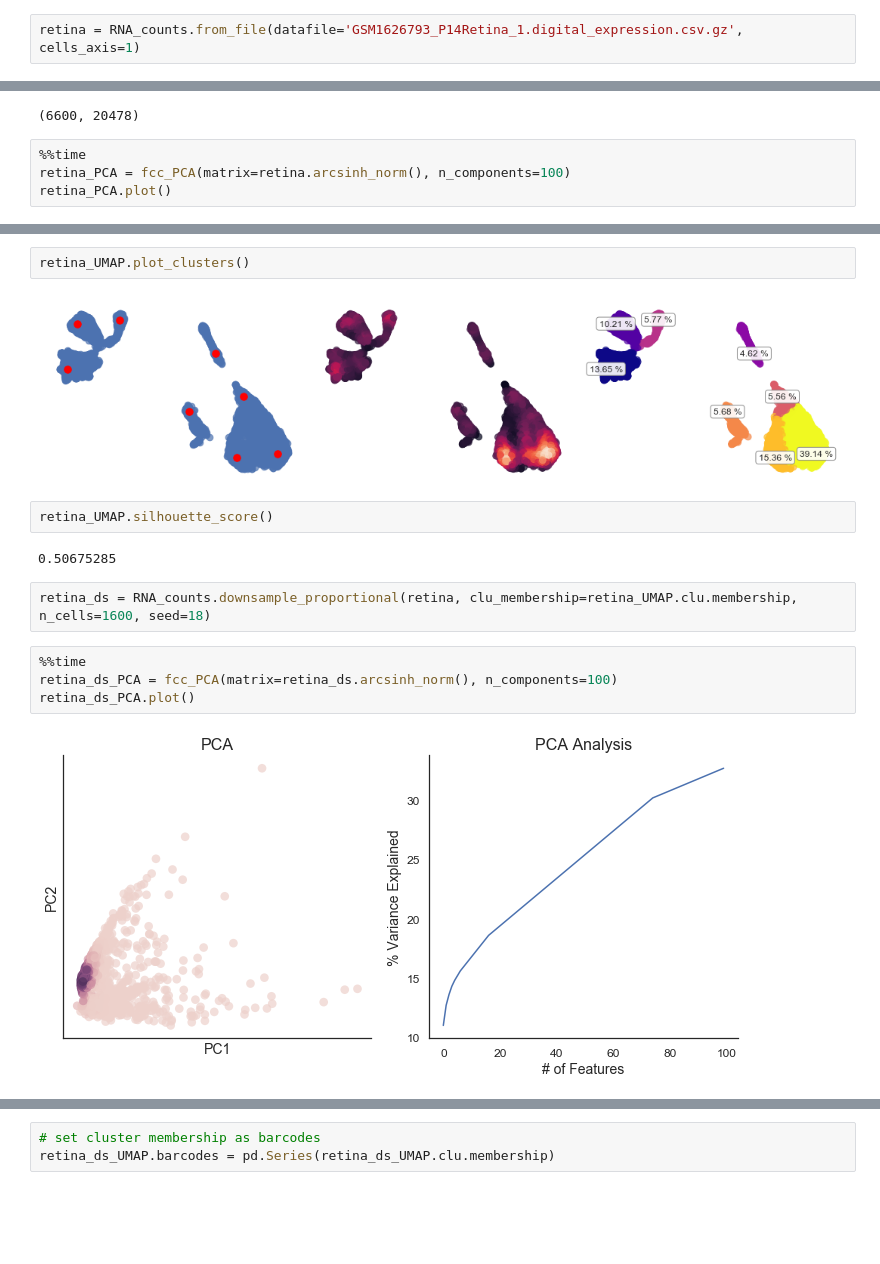
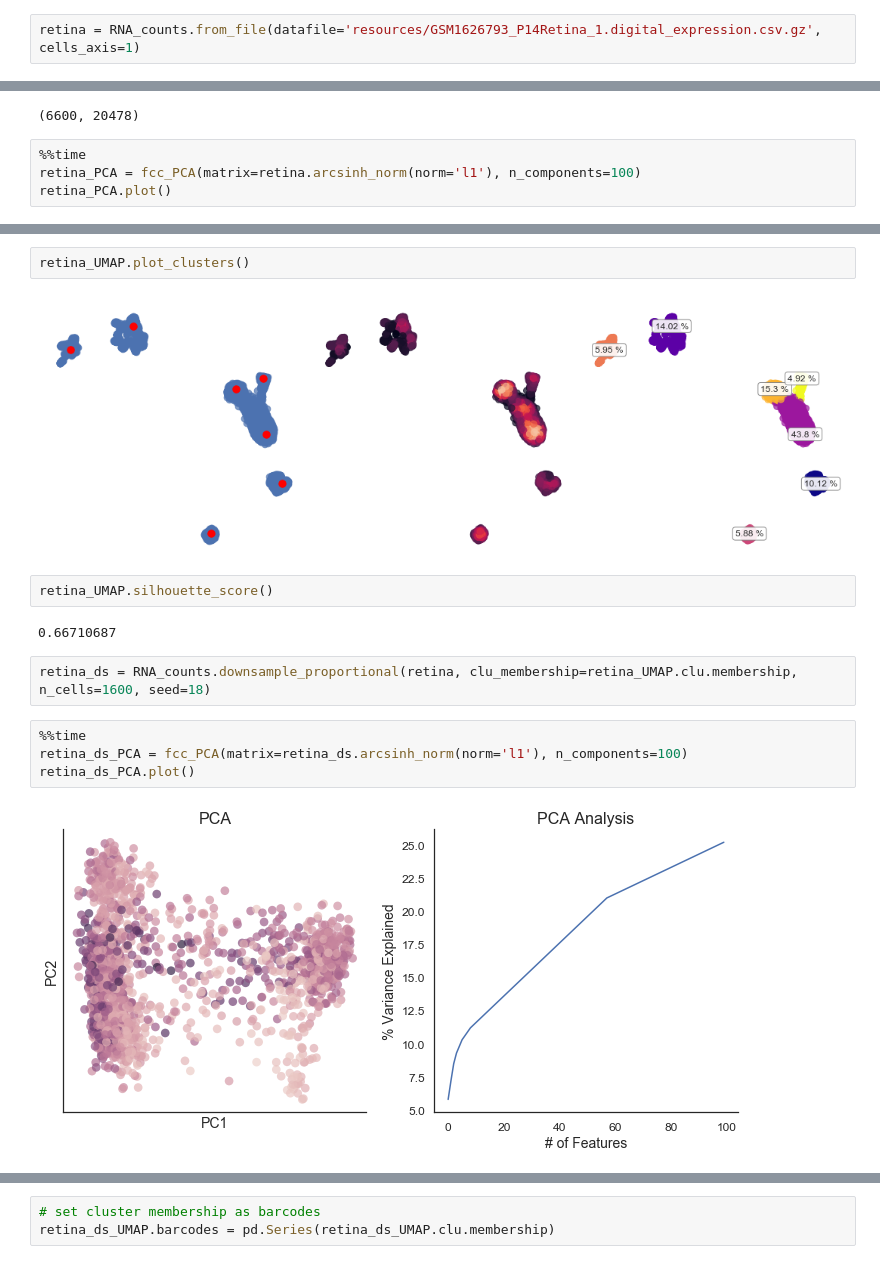
Before and after one commit to codyheiser/fluffy-succotash, a Jupyter notebook: method_val.ipynb, the cells around one changed output, grey strips where cells are left out. Cells and saved outputs as stored; diff of their text form; blank space fills up the shorter version.

```diff
--- a/method_val.ipynb
+++ b/method_val.ipynb
@@ -12,13 +10,13 @@ Using TensorFlow backend.
 ---
 Use discrete dataset to prove EMD formula/pipeline works
 # %%
-retina = RNA_counts.from_file(datafile='GSM1626793_P14Retina_1.digital_expression.csv.gz', cells_axis=1)
+retina = RNA_counts.from_file(datafile='resources/GSM1626793_P14Retina_1.digital_expression.csv.gz', cells_axis=1)
 # %%
 retina.data.shape
 # %% [output]
 (6600, 20478)
 # %%
 %%time
-retina_PCA = fcc_PCA(matrix=retina.arcsinh_norm(), n_components=100)
+retina_PCA = fcc_PCA(matrix=retina.arcsinh_norm(norm='l1'), n_components=100)
 retina_PCA.plot()
 # %% [output]
@@ -49,16 +47,16 @@ retina_UMAP.clu.draw_decision_graph(min_delta=retina_UMAP.clu.min_delta, min_den
 # %%
 retina_UMAP.plot_clusters()
 # %% [output]
-[figure, old version]
+[figure, new version]
 # %%
 retina_UMAP.silhouette_score()
 # %% [output]
-0.50675285
+0.66710687
 # %%
 retina_ds = RNA_counts.downsample_proportional(retina, clu_membership=retina_UMAP.clu.membership, n_cells=1600, seed=18)
 # %%
 %%time
-retina_ds_PCA = fcc_PCA(matrix=retina_ds.arcsinh_norm(), n_components=100)
+retina_ds_PCA = fcc_PCA(matrix=retina_ds.arcsinh_norm(norm='l1'), n_components=100)
 retina_ds_PCA.plot()
 # %% [output]
-[figure, old version]
+[figure, new version]
```
Also changed, not shown: parts of 29 cells of this notebook, 3 other files.
